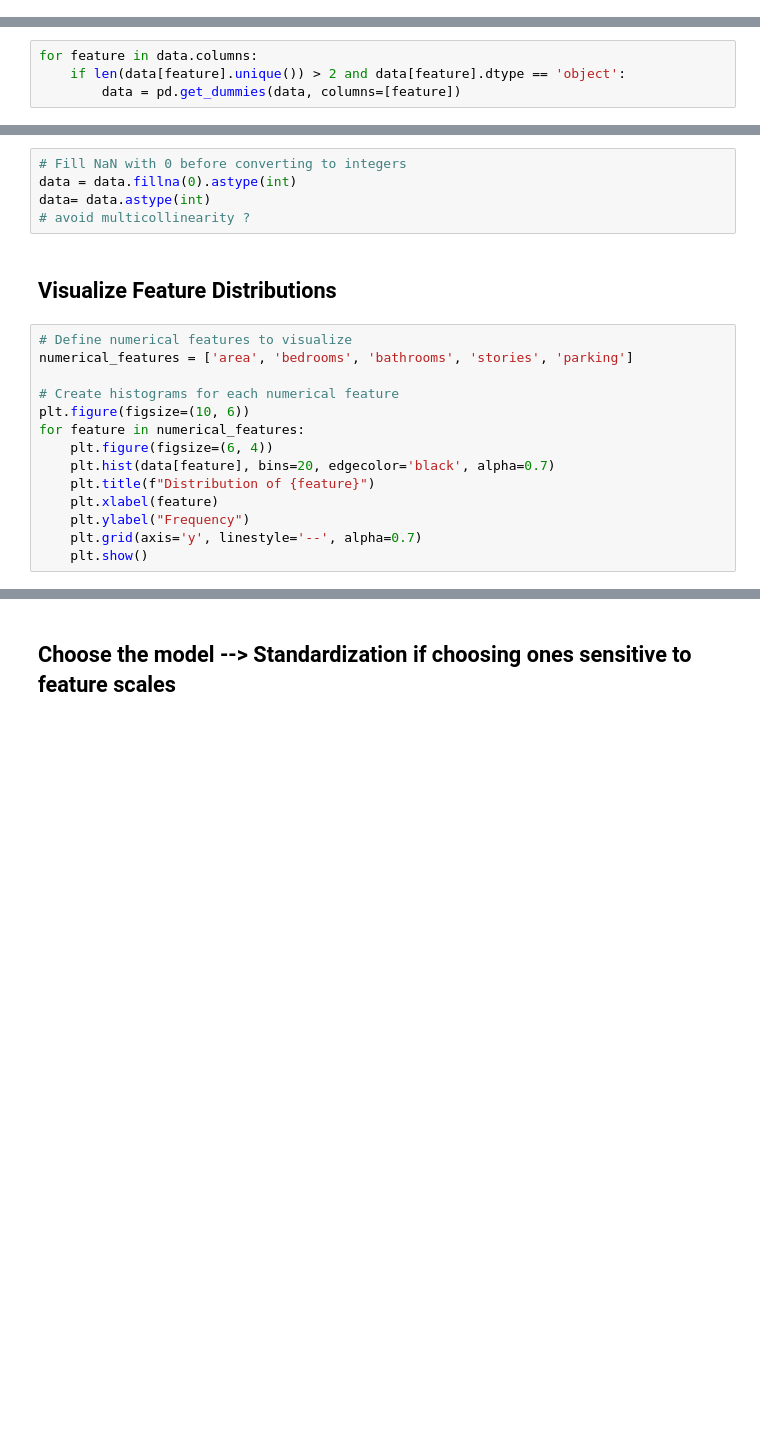
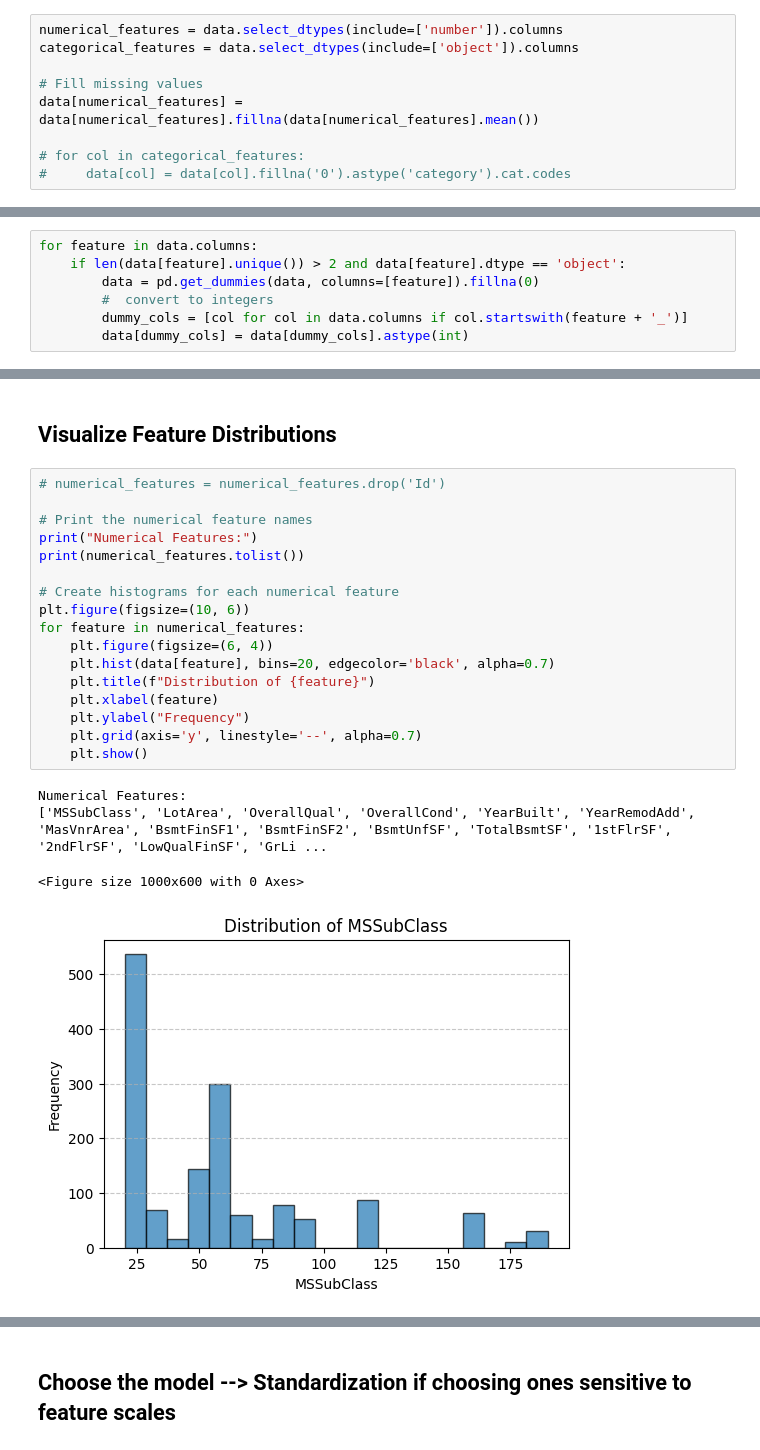
Before and after one commit to daothanhphuc/House_price_prediction, a Jupyter notebook: test.ipynb, the cells around one changed output, grey strips where cells are left out. Drawn from its saved outputs; the diff is of its cells as text; blank space fills up the shorter version.

```diff
--- a/test.ipynb
+++ b/test.ipynb
@@ -114,3 +114,12 @@ GarageYrBlt 81
 GarageFinish 81
 GarageQual 81
 GarageCond 81
+# %%
+numerical_features = data.select_dtypes(include=['number']).columns
+categorical_features = data.select_dtypes(include=['object']).columns
+
+# Fill missing values
+data[numerical_features] = data[numerical_features].fillna(data[numerical_features].mean())
+
+# for col in categorical_features:
+#     data[col] = data[col].fillna('0').astype('category').cat.codes
@@ -172,6 +214,9 @@ CentralAir [1 0]
 # %%
 for feature in data.columns:
     if len(data[feature].unique()) > 2 and data[feature].dtype == 'object':
-        data = pd.get_dummies(data, columns=[feature])
+        data = pd.get_dummies(data, columns=[feature]).fillna(0)
+        #  convert to integers
+        dummy_cols = [col for col in data.columns if col.startswith(feature + '_')]
+        data[dummy_cols] = data[dummy_cols].astype(int)
 # %%
 # print the name of the columns using get_dummies
@@ -184,21 +243,24 @@ Index(['MSZoning_FV', 'MSZoning_RH', 'MSZoning_RL', 'MSZoning_RM',
-# %%
-# Fill NaN with 0 before converting to integers
-data = data.fillna(0).astype(int)
-data= data.astype(int)
-# avoid multicollinearity ?
 # %% [markdown]
 ## Visualize Feature Distributions
 # %%
-# Define numerical features to visualize
-numerical_features = ['area', 'bedrooms', 'bathrooms', 'stories', 'parking']
+# numerical_features = numerical_features.drop('Id')
+
+# Print the numerical feature names
+print("Numerical Features:")
+print(numerical_features.tolist())
 
 # Create histograms for each numerical feature
 plt.figure(figsize=(10, 6))
 for feature in numerical_features:
     plt.figure(figsize=(6, 4))
     plt.hist(data[feature], bins=20, edgecolor='black', alpha=0.7)
     plt.title(f"Distribution of {feature}")
     plt.xlabel(feature)
     plt.ylabel("Frequency")
     plt.grid(axis='y', linestyle='--', alpha=0.7)
     plt.show()
+# %% [output]
+Numerical Features:
+['MSSubClass', 'LotArea', 'OverallQual', 'OverallCond', 'YearBuilt', 'YearRemodAdd', 'MasVnrArea', 'BsmtFinSF1', 'BsmtFinSF2', 'BsmtUnfSF', 'TotalBsmtSF', '1stFlrSF', '2ndFlrSF', 'LowQualFinSF', 'GrLi ...
+<Figure size 1000x600 with 0 Axes>
+[figure, added]
```
Also changed, not shown: parts of 26 cells of this notebook.
